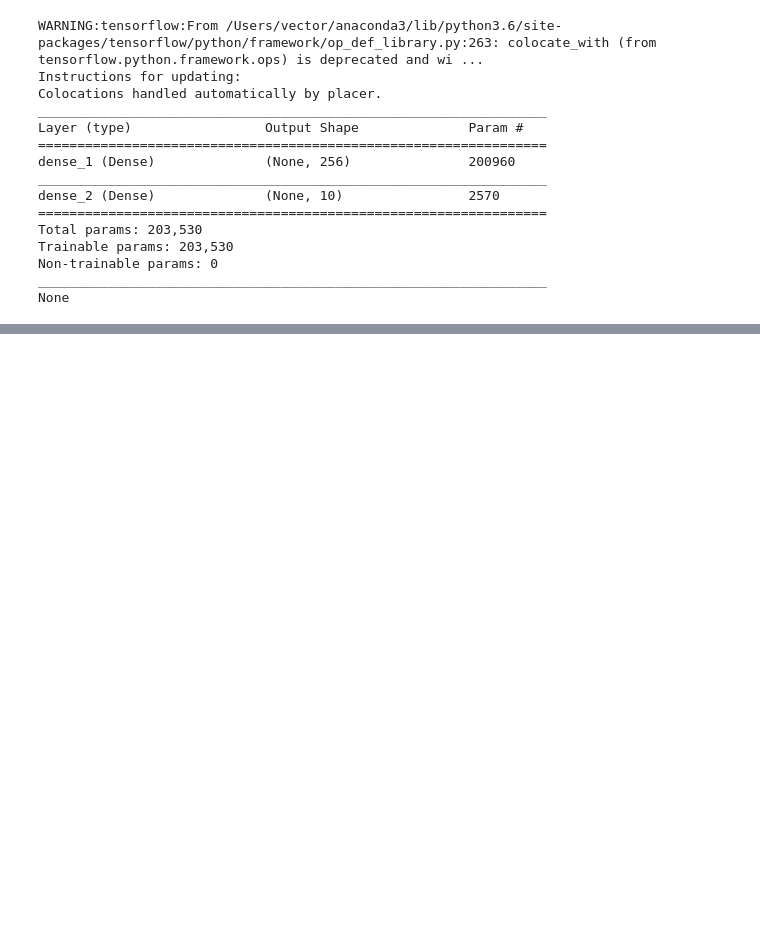
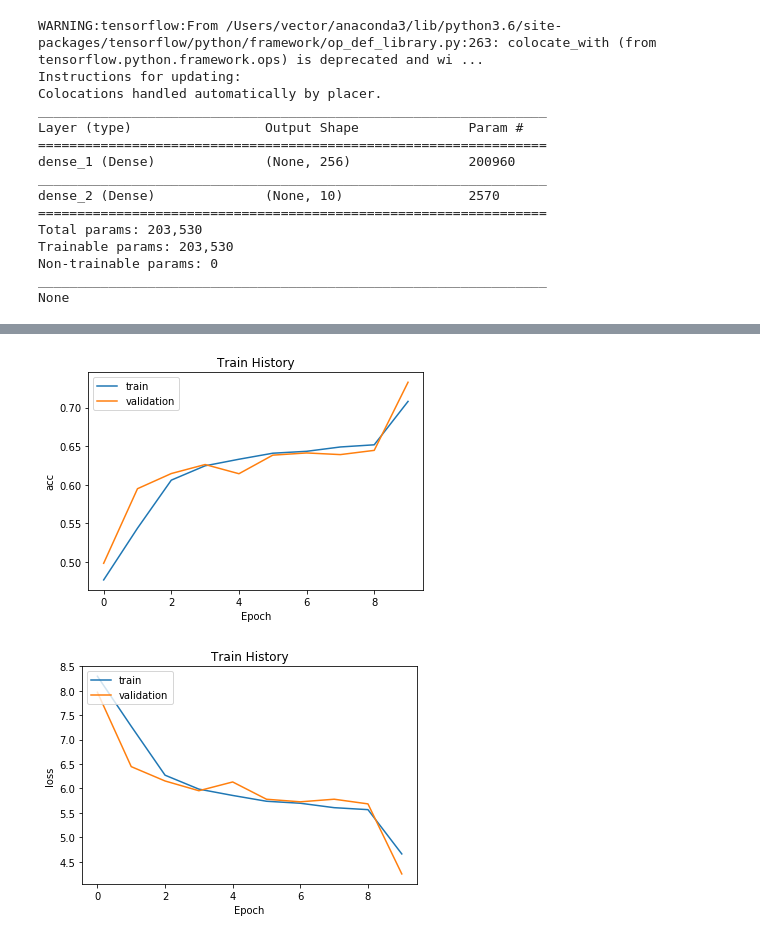
Before and after one commit to 272365960/DeepLearning, a Jupyter notebook: Kaggle/Started/digit_recognizer_keras.ipynb, the cells around one changed output, grey strips where cells are left out. Saved outputs shown, nothing was run; the diff lists cells and outputs as text; code cells hidden in the pictures; blank space fills up the shorter version.

```diff
--- a/Kaggle/Started/digit_recognizer_keras.ipynb
+++ b/Kaggle/Started/digit_recognizer_keras.ipynb
@@ -52,3 +54,11 @@ Trainable params: 203,530
 Non-trainable params: 0
 _________________________________________________________________
 None
+# %%
+model.compile(loss='categorical_crossentropy',
+              optimizer='adam', metrics=['accuracy']
+             )
+# %%
+train_histoy = model.fit(x=train_x,
+                         y=train_y_onehot,validation_split=0.2,
+                         epochs=10, batch_size=200, verbose=2)
@@ -54,0 +83,16 @@ None
+# %%
+import matplotlib.pyplot as plt
+def show_train_history(train_histoy, train, validation):
+    plt.plot(train_histoy.history[train])
+    plt.plot(train_histoy.history[validation])
+    plt.title('Train History')
+    plt.ylabel(train)
+    plt.xlabel('Epoch')
+    plt.legend(['train', 'validation'], loc='upper left')
+    plt.show()
+
+show_train_history(train_histoy, 'acc', 'val_acc')
+show_train_history(train_histoy, 'loss', 'val_loss')
+# %% [output]
+[figure, added]
+[figure, added]
```
Also changed, not shown: parts of 6 cells of this notebook.
